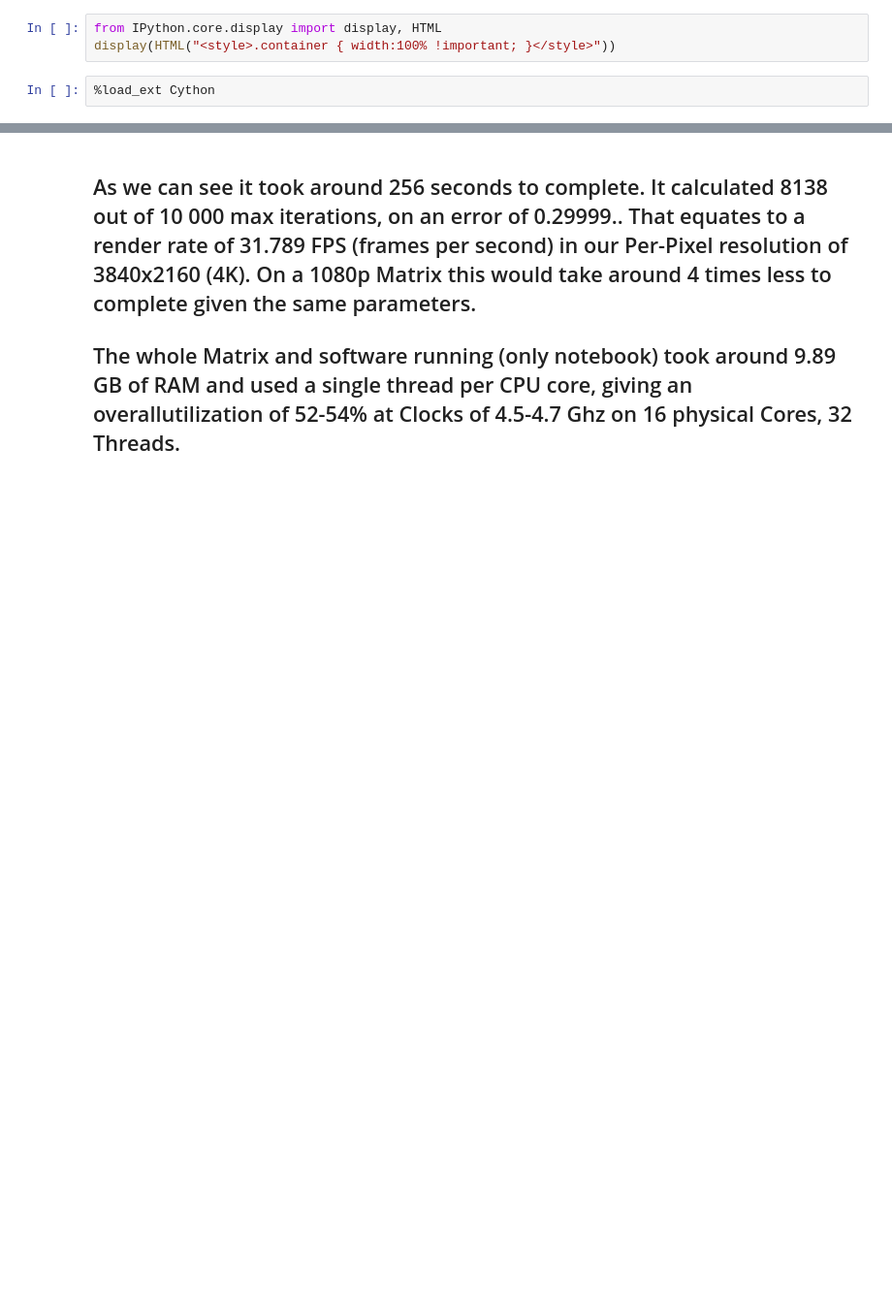
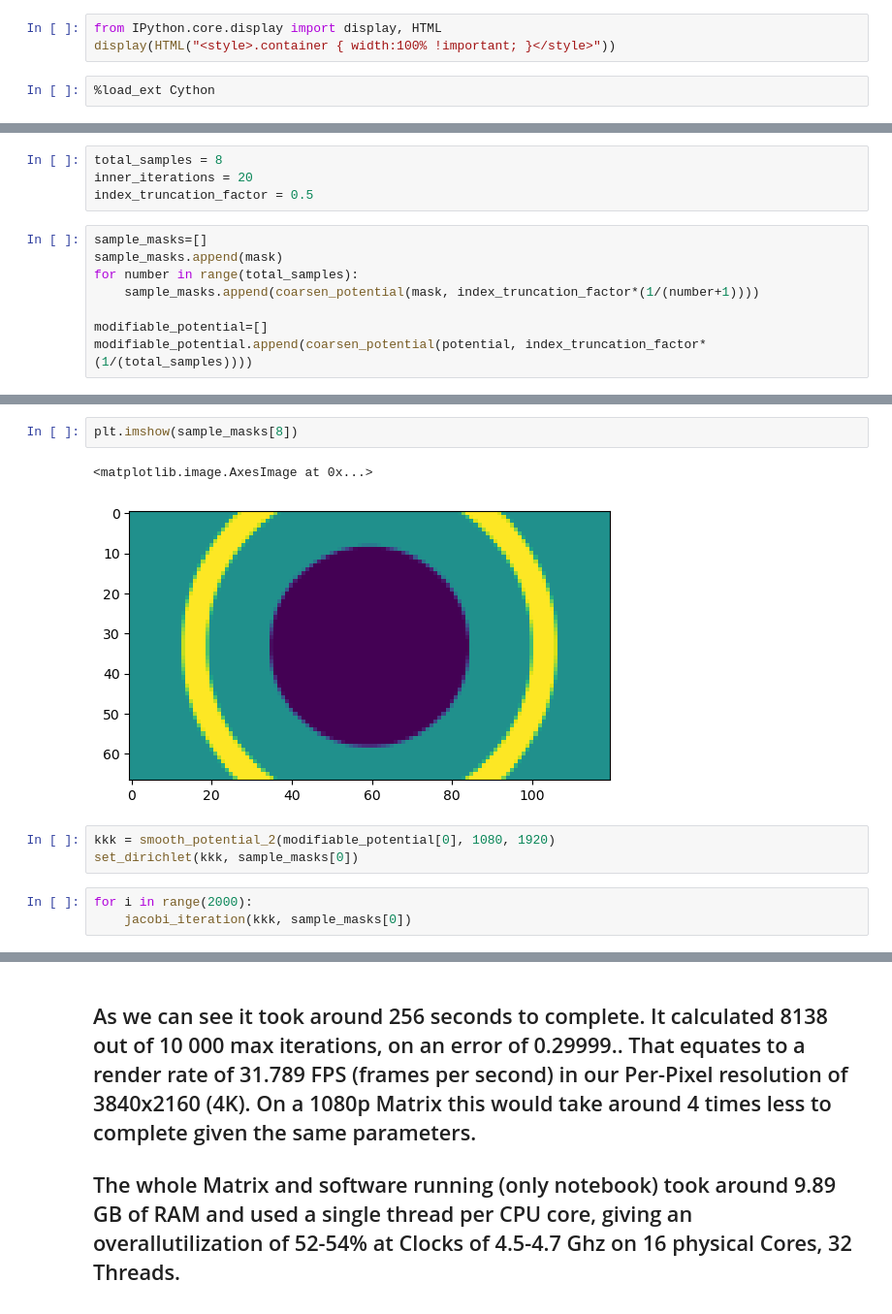
Before and after one commit to dcthecook/electrodynamics, a Jupyter notebook: CYTHON_Jacobi_Multiprocessed.ipynb, the cells around one changed output, grey strips where cells are left out. Shown: that part at 97% size. Drawn from its saved outputs; the diff is of its cells as text; blank space fills up the shorter version.

```diff
--- a/CYTHON_Jacobi_Multiprocessed.ipynb
+++ b/CYTHON_Jacobi_Multiprocessed.ipynb
@@ -212,0 +227,12 @@ plt.show()
+# %%
+total_samples = 8
+inner_iterations = 20
+index_truncation_factor = 0.5
+# %%
+sample_masks=[]
+sample_masks.append(mask)
+for number in range(total_samples):
+    sample_masks.append(coarsen_potential(mask, index_truncation_factor*(1/(number+1))))
+
+modifiable_potential=[]
+modifiable_potential.append(coarsen_potential(potential, index_truncation_factor*(1/(total_samples))))
@@ -212,0 +252,11 @@ plt.show()
+# %%
+plt.imshow(sample_masks[8])
+# %% [output]
+<matplotlib.image.AxesImage at 0x...>
+[figure, added]
+# %%
+kkk = smooth_potential_2(modifiable_potential[0], 1080, 1920)
+set_dirichlet(kkk, sample_masks[0])
+# %%
+for i in range(2000):
+    jacobi_iteration(kkk, sample_masks[0])
```
Also changed, not shown: parts of 53 cells of this notebook.
